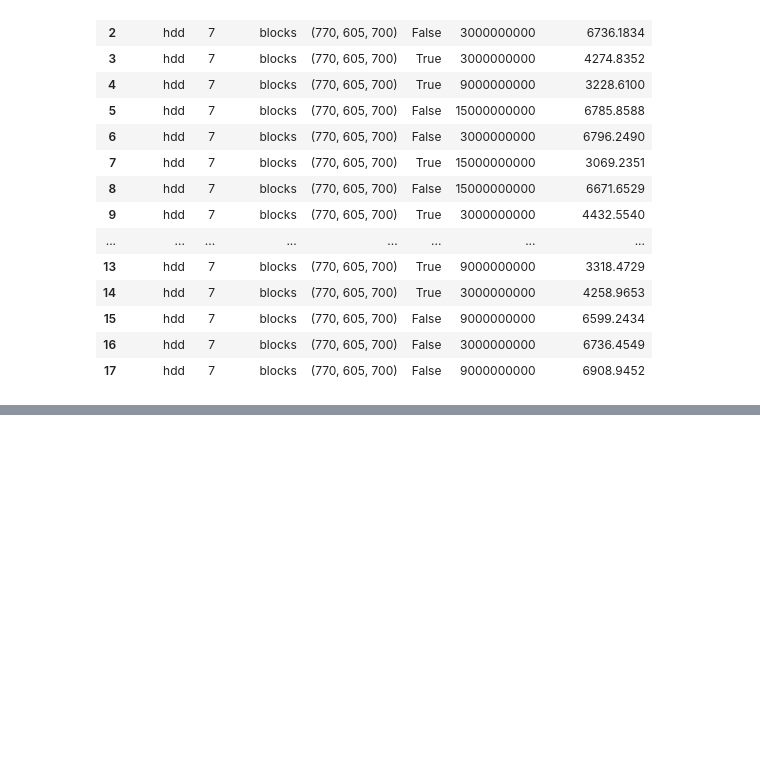
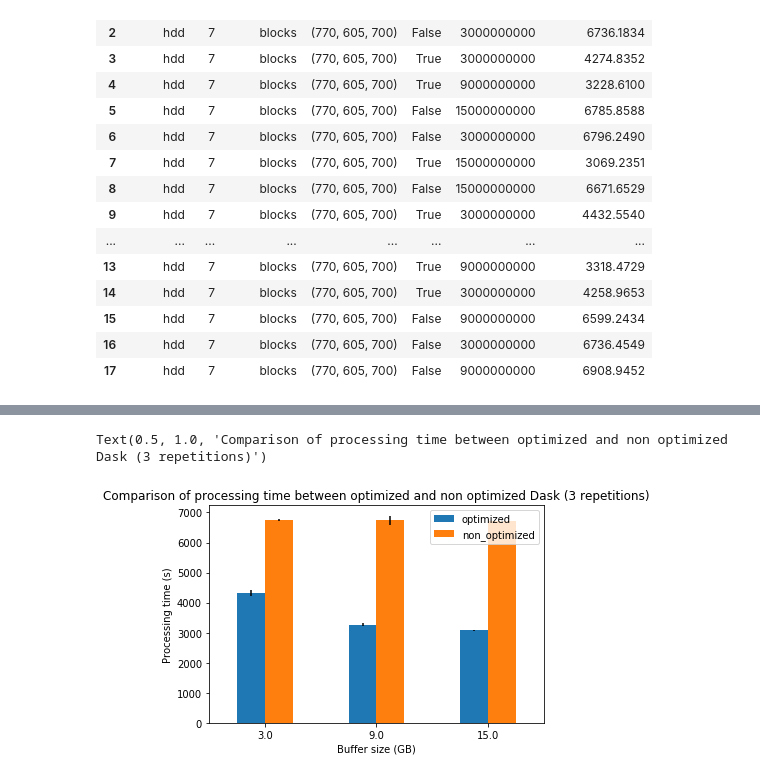
Before and after one commit to GTimothee/dask_io_experiments, a Jupyter notebook: notebooks/experiment1_results.ipynb, the cells around one changed output, grey strips where cells are left out. Saved outputs shown, nothing was run; the diff lists cells and outputs as text; code cells hidden in the pictures; blank space fills up the shorter version.

```diff
--- a/notebooks/experiment1_results.ipynb
+++ b/notebooks/experiment1_results.ipynb
@@ -188,0 +186,22 @@ axes.title.set_text(title)
+# %%
+opti_gb = df[df["opti"] == True].groupby(['buffer_size'])['processing_time']
+opti_means = opti_gb.mean()
+opti_stds = opti_gb.std()
+
+nonopti_gb = df[df["opti"] == False].groupby(['buffer_size'])['processing_time']
+nonopti_means = nonopti_gb.mean()
+nonopti_stds = nonopti_gb.std()
+
+merged_df = pd.DataFrame({
+    'optimized': opti_means,
+    'non_optimized': nonopti_means
+})
+
+title = f"Comparison of processing time between optimized and non optimized Dask ({reps} repetitions)"
+axes = merged_df.plot(kind='bar', yerr=[opti_stds, nonopti_stds], rot=0)
+axes.set_xlabel('Buffer size (GB)')
+axes.set_ylabel('Processing time (s)')
+axes.set_title(title);
+# %% [output]
+Text(0.5, 1.0, 'Comparison of processing time between optimized and non optimized Dask (3 repetitions)')
+[figure, added]
```
Also changed, not shown: parts of 6 cells of this notebook.
